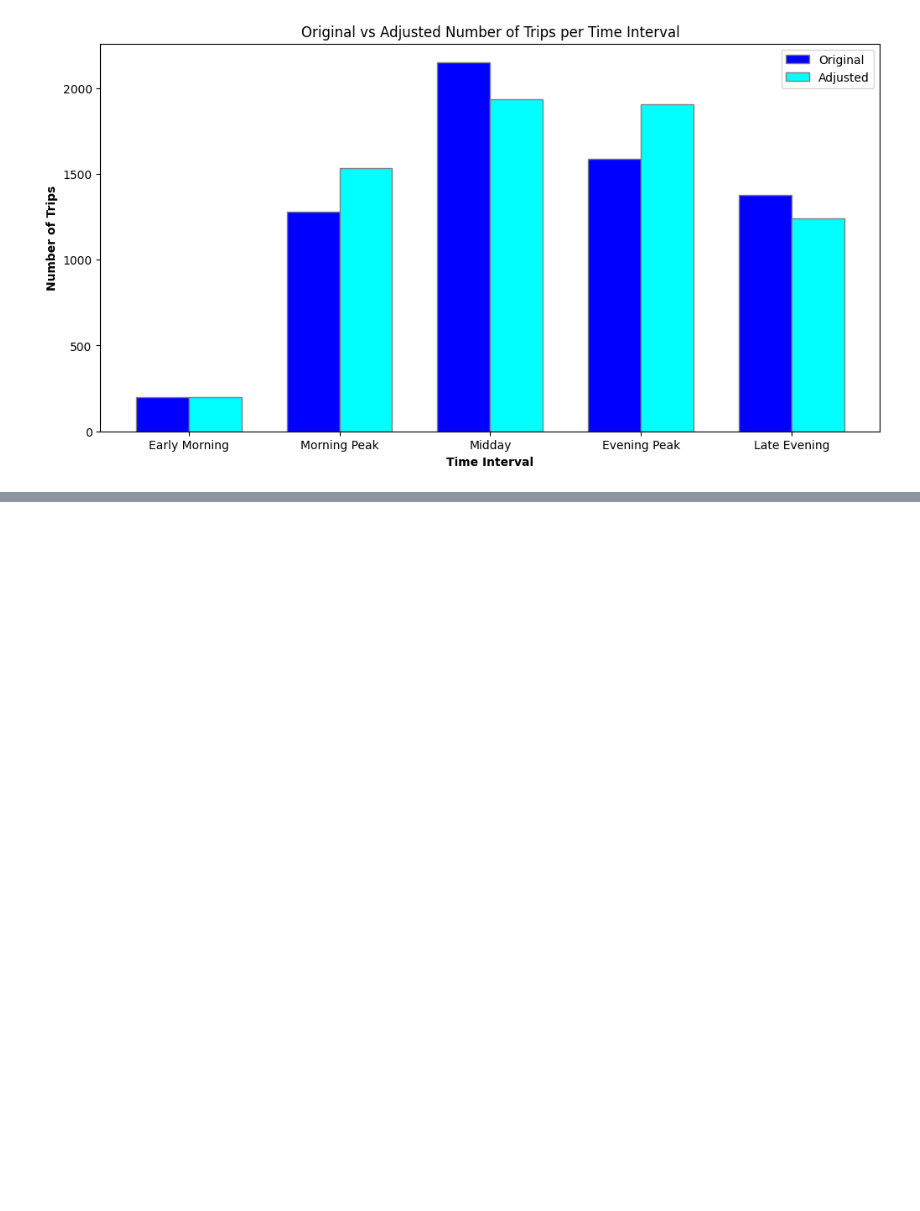
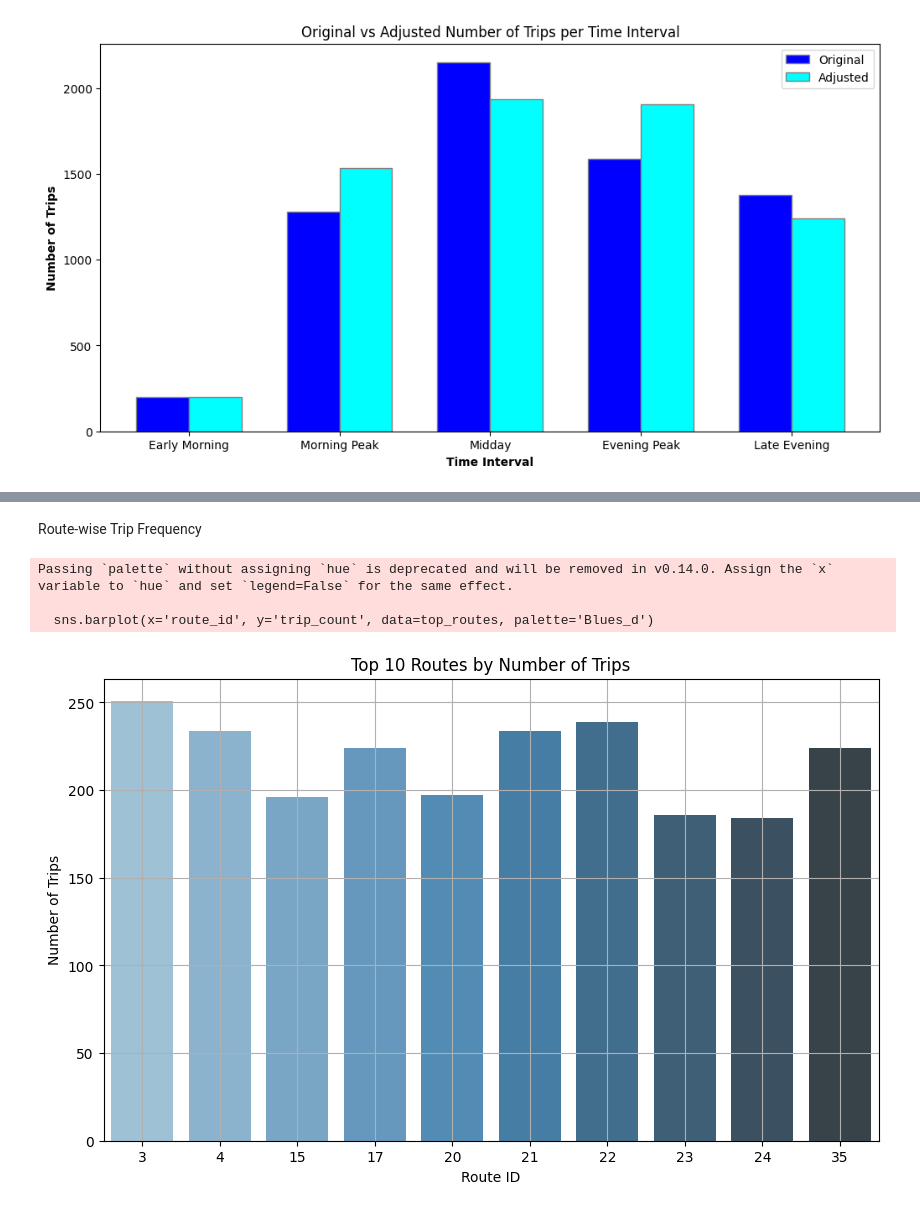
Before and after one commit to Saravanan-20G/Data-Analysis-Projects, a Jupyter notebook: Metro Operations Optimization/Metro Operations Optimization.ipynb, the cells around one changed output, grey strips where cells are left out. Saved outputs shown, nothing was run; the diff lists cells and outputs as text; code cells hidden in the pictures; blank space fills up the shorter version.

```diff
--- a/Metro Operations Optimization/Metro Operations Optimization.ipynb
+++ b/Metro Operations Optimization/Metro Operations Optimization.ipynb
@@ -5,13 +5,13 @@ import matplotlib.pyplot as plt
 import plotly.express as px
 import seaborn as sns
 # %%
-agency=pd.read_csv(r'C:\Users\Saravanan\OneDrive\Desktop\DAP\metro\agency.txt')
-calendar=pd.read_csv(r'C:\Users\Saravanan\OneDrive\Desktop\DAP\metro\calendar.txt')
-route=pd.read_csv(r'C:\Users\Saravanan\OneDrive\Desktop\DAP\metro\routes.txt')
-shape=pd.read_csv(r'C:\Users\Saravanan\OneDrive\Desktop\DAP\metro\shapes.txt')
-stop_time=pd.read_csv(r'C:\Users\Saravanan\OneDrive\Desktop\DAP\metro\stop_times.txt')
-stop=pd.read_csv(r'C:\Users\Saravanan\OneDrive\Desktop\DAP\metro\stops.txt')
-trip=pd.read_csv(r'C:\Users\Saravanan\OneDrive\Desktop\DAP\metro\trips.txt')
+agency=pd.read_csv(r'E:\DAP\metro\agency.txt')
+calendar=pd.read_csv(r'E:\DAP\metro\calendar.txt')
+route=pd.read_csv(r'E:\DAP\metro\routes.txt')
+shape=pd.read_csv(r'E:\DAP\metro\shapes.txt')
+stop_time=pd.read_csv(r'E:\DAP\metro\stop_times.txt')
+stop=pd.read_csv(r'E:\DAP\metro\stops.txt')
+trip=pd.read_csv(r'E:\DAP\metro\trips.txt')
 # %%
 agency.head()
 # %% [output]
@@ -311,0 +323,19 @@ plt.show()
+# %% [markdown]
+Route-wise Trip Frequency
+# %%
+route_trip_counts = trip['route_id'].value_counts().reset_index()
+route_trip_counts.columns = ['route_id', 'trip_count']
+top_routes = route_trip_counts.head(10)
+# %%
+plt.figure(figsize=(10,6))
+sns.barplot(x='route_id', y='trip_count', data=top_routes, palette='Blues_d')
+plt.title('Top 10 Routes by Number of Trips')
+plt.xlabel('Route ID')
+plt.ylabel('Number of Trips')
+plt.grid(True)
+plt.show()
+# %% [output]
+Passing `palette` without assigning `hue` is deprecated and will be removed in v0.14.0. Assign the `x` variable to `hue` and set `legend=False` for the same effect.
+
+  sns.barplot(x='route_id', y='trip_count', data=top_routes, palette='Blues_d')
+[figure, added]
```
Also changed, not shown: parts of 9 cells of this notebook.
